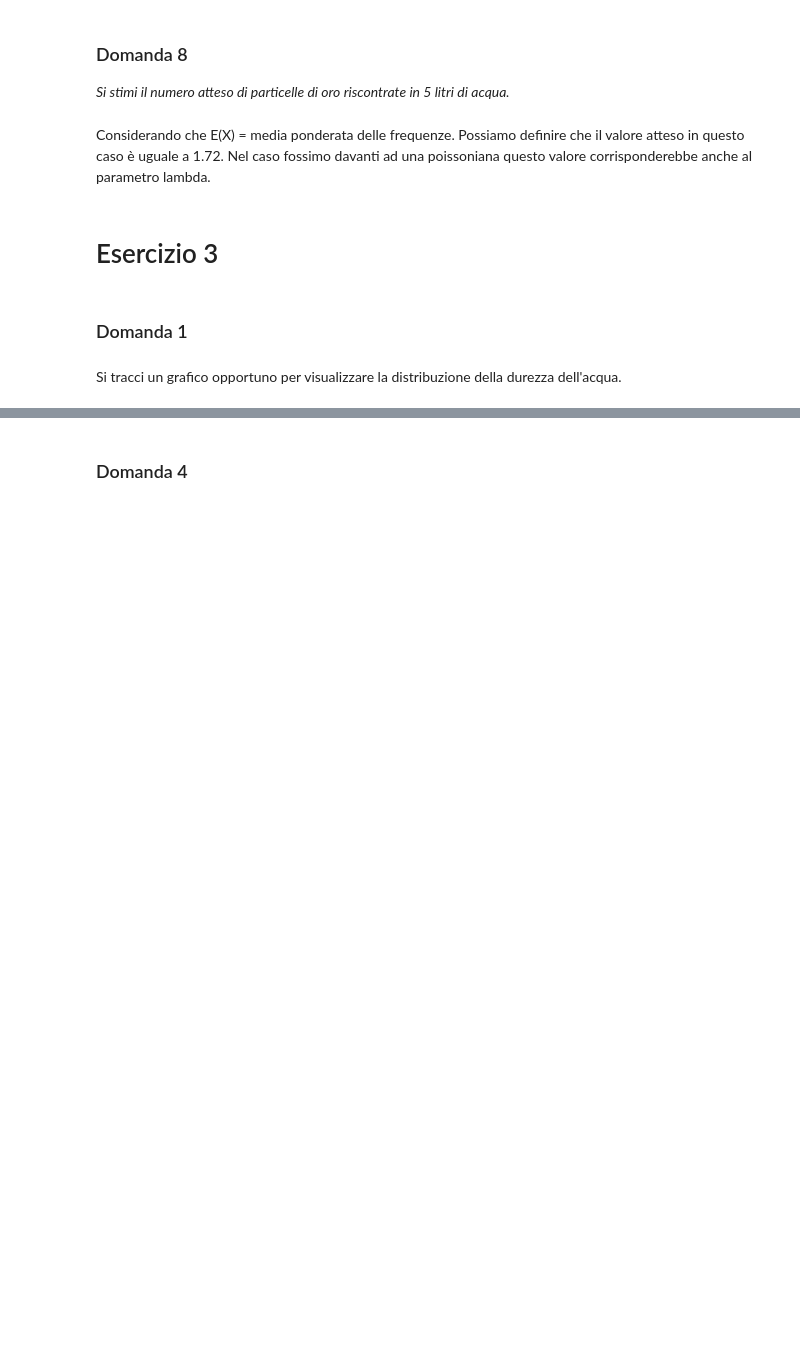
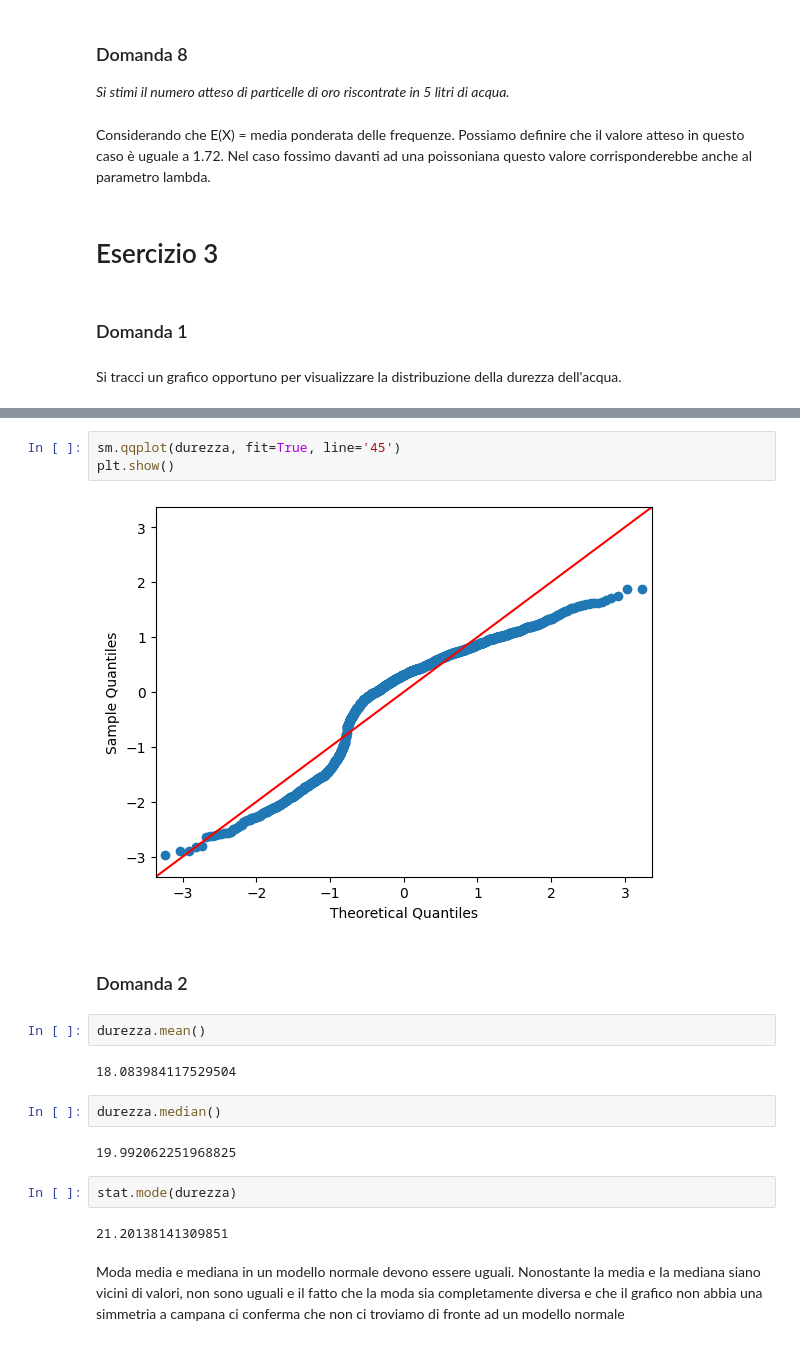
Before and after one commit to FriendlyWizard23/StatisticaL31, a Jupyter notebook: JUPYTER/TEMI D'ESAME/SOLUZIONI_MIE/ESERCITAZIONE/Esercitazione.ipynb, the cells around one changed output, grey strips where cells are left out. Drawn from its saved outputs; the diff is of its cells as text; blank space fills up the shorter version.

```diff
--- a/JUPYTER/TEMI D'ESAME/SOLUZIONI_MIE/ESERCITAZIONE/Esercitazione.ipynb
+++ b/JUPYTER/TEMI D'ESAME/SOLUZIONI_MIE/ESERCITAZIONE/Esercitazione.ipynb
@@ -202,2 +206,21 @@ plt.show()
+# %%
+sm.qqplot(durezza, fit=True, line='45')
+plt.show()
+# %% [output]
+[figure, added]
 # %% [markdown]
-### Domanda 4
+### Domanda 2
+# %%
+durezza.mean()
+# %% [output]
+18.083984117529504
+# %%
+durezza.median()
+# %% [output]
+19.992062251968825
+# %%
+stat.mode(durezza)
+# %% [output]
+21.20138141309851
+# %% [markdown]
+Moda media e mediana in un modello normale devono essere uguali. Nonostante la media e la mediana siano vicini di valori, non sono uguali e il fatto che la moda sia completamente diversa e che il grafico non abbia una simmetria a campana ci conferma che non ci troviamo di fronte ad un modello normale
```
Also changed, not shown: parts of 28 cells of this notebook, 3 other files.
